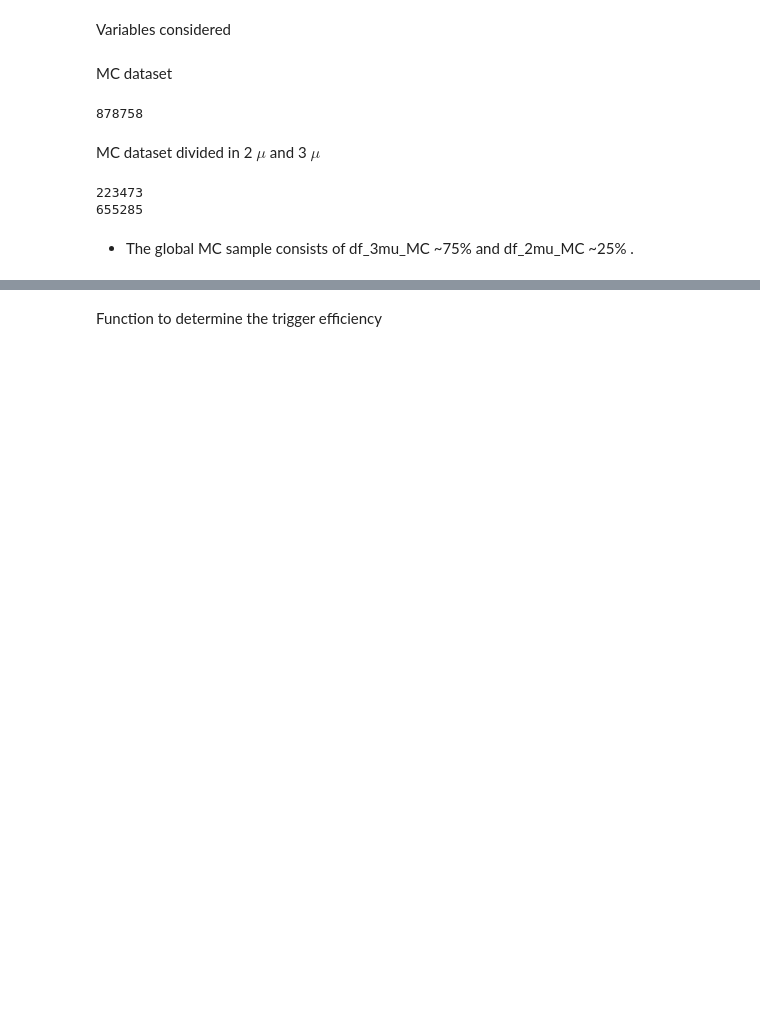
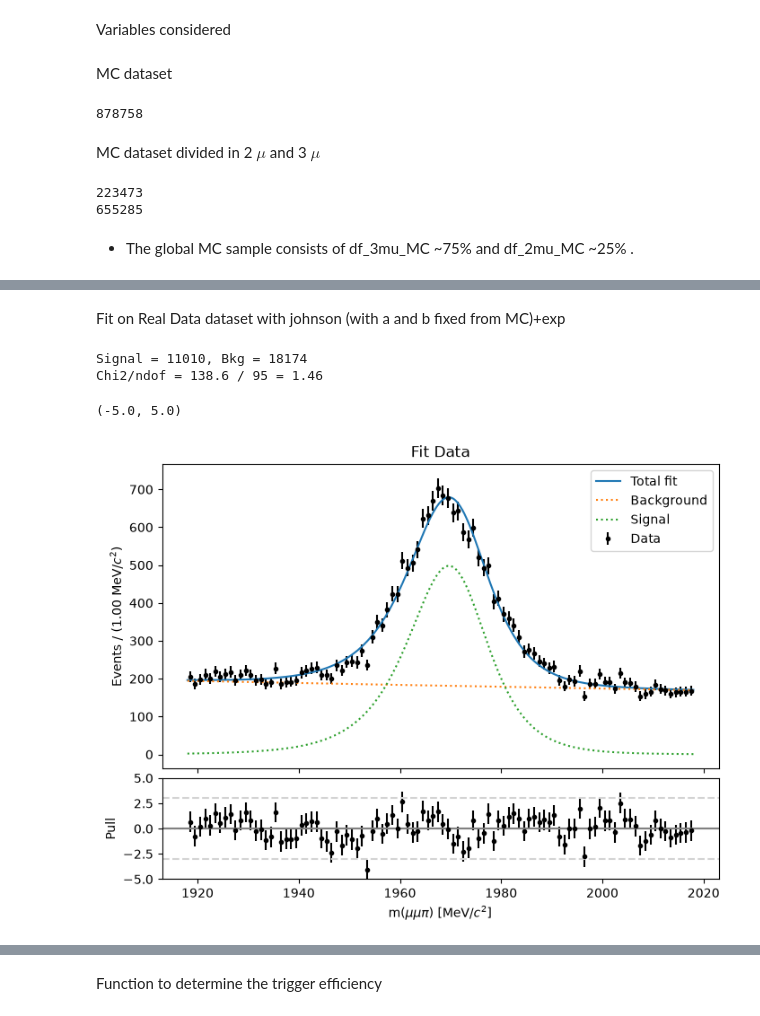
Before and after one commit to lhcb-bicocca/tesi_impicciche, a Jupyter notebook: notebooks/skimming.ipynb, the cells around one changed output, grey strips where cells are left out. Saved outputs shown, nothing was run; the diff lists cells and outputs as text; code cells hidden in the pictures; blank space fills up the shorter version.

```diff
--- a/notebooks/skimming.ipynb
+++ b/notebooks/skimming.ipynb
@@ -96,0 +138,5 @@ print(len(df_3mu_MC))
+# %%
+event_id_ds = [23173002, 23173003] # only Ds events
+
+sample_MC_ds = uproot.open(data_samples[f'mc-{event_id_ds[0]}'][0])
+keys_ds_MC = sample_MC_ds['Ds2PhiPi/DecayTree'].keys()
@@ -96,0 +178,4 @@ print(len(df_3mu_MC))
+# %%
+time_var_ds = ["RUNNUMBER", "GPSTIME"]
+df_data_ds_np = data['Ds2PhiPi/DecayTree'].arrays(variables_ds + time_var_ds, library="np")
+df_data_ds = pd.DataFrame(df_data_ds_np)
@@ -96,0 +277,71 @@ print(len(df_3mu_MC))
+# %% [markdown]
+Fit on Real Data dataset with johnson (with a and b fixed from MC)+exp
+# %%
+counts_data, bin_edges_data = np.histogram(m_data, bins=100, range=(m_min, m_max))
+
+def model_data(x, n_sig, n_bkg, loc, scale, lam):
+    return (n_sig * pdf_sig(x, a_fixed, b_fixed, loc, scale) + n_bkg * pdf_bkg(x, lam)) * bin_width
+
+p0_data = [len(m_data)*0.5, len(m_data)*0.5, loc_mc, scale_mc, 0.001] #half bkg and half sign + little exp
+
+popt_data, pcov_data = curve_fit(model_data, bin_centers, counts_data, sigma=np.sqrt(counts_data), p0=p0_data)
+n_sig, n_bkg, loc_data, scale_data, lam_data = popt_data
+print(f"Signal = {n_sig:.0f}, Bkg = {n_bkg:.0f}")
+
+
+#-----------------------------------------------------------------
+# WEIGHTS
+f_sig_val = pdf_sig(m_data, a_fixed, b_fixed, loc_data, scale_data)
+f_bkg_val = pdf_bkg(m_data, lam_data)
+den = n_sig * f_sig_val + n_bkg * f_bkg_val
+
+# Hessian matrix
+W_ss = np.sum((f_sig_val * f_sig_val) / (den * den))
+W_sb = np.sum((f_sig_val * f_bkg_val) / (den * den))
+W_bb = np.sum((f_bkg_val * f_bkg_val) / (den * den))
+
+# Covariance matrix
+V = np.linalg.inv(np.array([[W_ss, W_sb], [W_sb, W_bb]]))
+
+# sWeights for signal
+sweights_sig = (V[0, 0] * f_sig_val + V[0, 1] * f_bkg_val) / den
+df_data_ds['sWeight'] = 0.0
+df_data_ds.loc[mask_data, 'sWeight'] = sweights_sig ## add weights_col to the df
+
+
+#----------------------------------------------------------------------------------
+#pulls
+expected_data = model_data(bin_centers, n_sig, n_bkg, loc_data, scale_data, lam_data)
+err_data = np.sqrt(counts_data)
+pulls_data = (counts_data - expected_data) / err_data
+
+#chi2
+chi2_data = np.sum(pulls_data**2)
+ndof_data = len(counts_data) - len(popt_data)
+print(f"Chi2/ndof = {chi2_data:.1f} / {ndof_data} = {chi2_data/ndof_data:.2f}")
+
+#plot
+fig, (ax1, ax2) = plt.subplots(2, 1, figsize=(8, 6), gridspec_kw={'height_ratios': [3, 1]}, sharex=True)
+fig.subplots_adjust(hspace=0.05)
+
+ax1.errorbar(bin_centers, counts_data, yerr=err_data, fmt='.k', label='Data')
+ax1.plot(x_plot, model_data(x_plot, n_sig, n_bkg, loc_data, scale_data, lam_data), label='Total fit')
+ax1.plot(x_plot, model_data(x_plot, 0, n_bkg, loc_data, scale_data, lam_data), ':', label='Background')
+ax1.plot(x_plot, model_data(x_plot, n_sig, 0, loc_data, scale_data, lam_data), ':', label='Signal')
+
+ax1.set_title("Fit Data")
+ax1.set_ylabel(f"Events / ({bin_width:.2f} MeV/$c^2$)")
+ax1.legend()
+
+ax2.errorbar(bin_centers, pulls_data, yerr=np.ones_like(pulls_data), fmt='.k')
+ax2.axhline(0, color='gray', linestyle='-')
+ax2.axhline(3, color='lightgray', linestyle='--')
+ax2.axhline(-3, color='lightgray', linestyle='--')
+ax2.set_xlabel(r"m($\mu\mu\pi$) [MeV/$c^2$]")
+ax2.set_ylabel("Pull")
+ax2.set_ylim(-5, 5)
+# %% [output]
+Signal = 11010, Bkg = 18174
+Chi2/ndof = 138.6 / 95 = 1.46
+(-5.0, 5.0)
+[figure, added]
```
Also changed, not shown: parts of 54 cells of this notebook.
